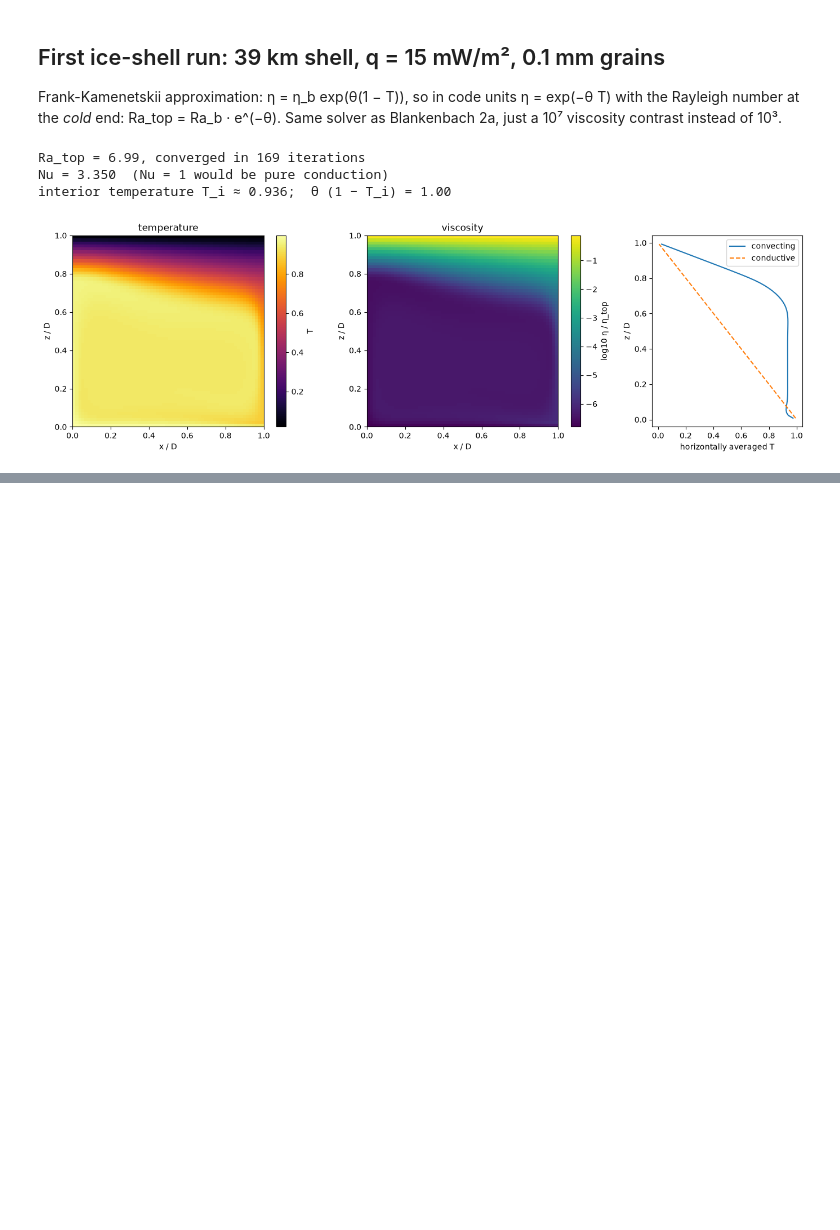
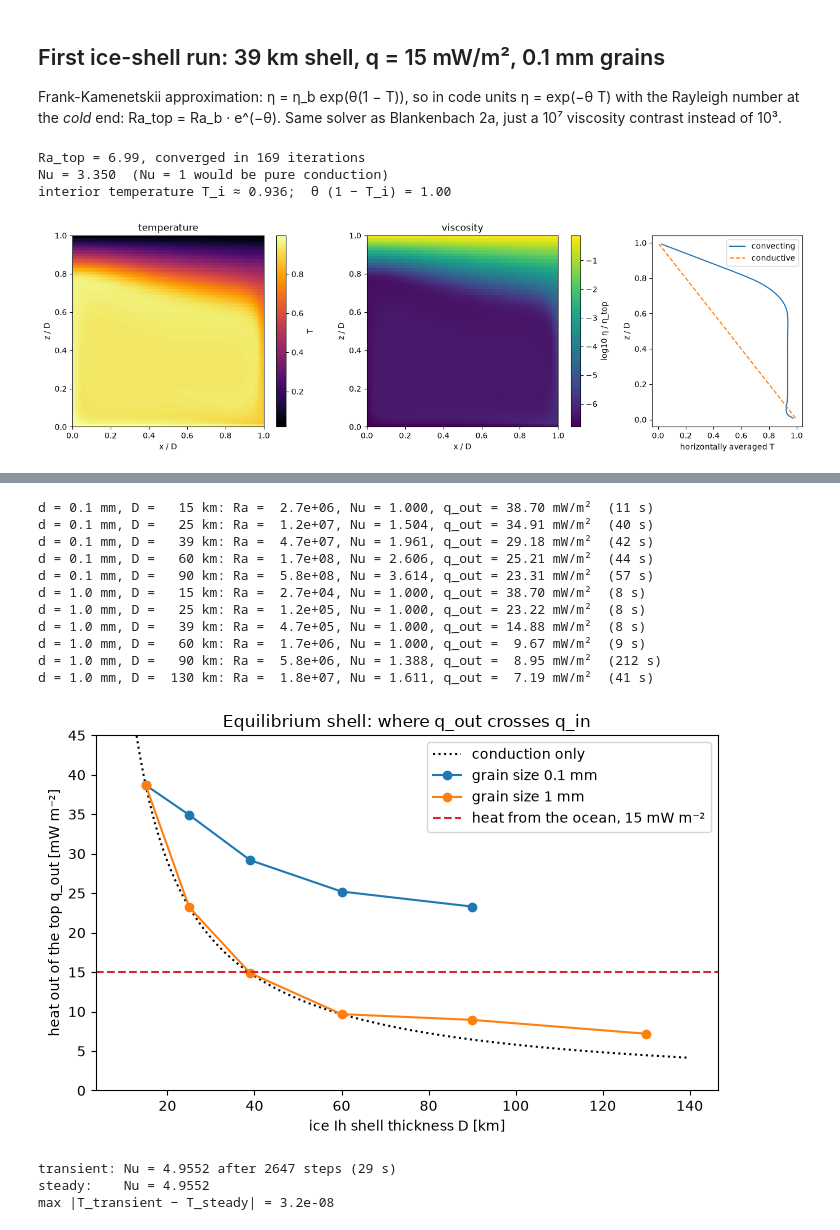
Before and after one commit to TheWarid0/ganymede-interior, a Jupyter notebook: notebooks/02_stokes.ipynb, the cells around one changed output, grey strips where cells are left out. Cells and saved outputs as stored; diff of their text form; code cells hidden in the pictures; blank space fills up the shorter version.

```diff
--- a/notebooks/02_stokes.ipynb
+++ b/notebooks/02_stokes.ipynb
@@ -554,0 +677,40 @@ interior temperature T_i ≈ 0.936;  θ (1 − T_i) = 1.00
+# %%
+a_k, rho_i, alpha_i, g_s = 651.0, 920.0, 1.6e-4, 1.435
+kappa_b = (a_k / T_b) / (rho_i * (7.037 * T_b + 185))
+eta_base = lambda d: 8.36e9 * (T_b / 250) * d**2 * np.exp(Q_ICE / (R_GAS * T_b))
+q_in = 0.015
+
+curves = {}
+for d, D_list in ((1e-4, (15e3, 25e3, 39e3, 60e3, 90e3)), (1e-3, (15e3, 25e3, 39e3, 60e3, 90e3, 130e3))):
+    curves[d] = []
+    for D in D_list:
+        Ra = rho_i * alpha_i * g_s * dT * D**3 / (kappa_b * eta_base(d))
+        t0 = time.time()
+        g, T, vx, vz, it, k_c = steady_convection_general(64, 64, Ra, arrhenius(1e8), k_ice, relax=0.1, max_iter=3000)
+        Nu = top_flux(T, g, k_c, k_ice(0.0)) / q_cond
+        q_out = Nu * a_k * np.log(T_b / T_s) / D
+        curves[d].append((D, q_out))
+        print(f"d = {d*1e3:3.1f} mm, D = {D/1e3:4.0f} km: Ra = {Ra:8.1e}, Nu = {Nu:5.3f}, q_out = {q_out*1e3:5.2f} mW/m²  ({time.time()-t0:.0f} s)")
+
+D_line = np.linspace(10e3, 140e3, 200)
+fig, ax = plt.subplots(figsize=(7, 4.5))
+ax.plot(D_line / 1e3, a_k * np.log(T_b / T_s) / D_line * 1e3, "k:", label="conduction only")
+for d, c in curves.items():
+    c = np.array(c); ax.plot(c[:, 0] / 1e3, c[:, 1] * 1e3, "o-", label=f"grain size {d*1e3:g} mm")
+ax.axhline(q_in * 1e3, c="tab:red", ls="--", label="heat from the ocean, 15 mW m⁻²")
+ax.set_xlabel("ice Ih shell thickness D [km]"); ax.set_ylabel("heat out of the top q_out [mW m⁻²]")
+ax.set_ylim(0, 45); ax.legend(); ax.set_title("Equilibrium shell: where q_out crosses q_in")
+plt.tight_layout(); plt.show()
+# %% [output]
+d = 0.1 mm, D =   15 km: Ra =  2.7e+06, Nu = 1.000, q_out = 38.70 mW/m²  (11 s)
+d = 0.1 mm, D =   25 km: Ra =  1.2e+07, Nu = 1.504, q_out = 34.91 mW/m²  (40 s)
+d = 0.1 mm, D =   39 km: Ra =  4.7e+07, Nu = 1.961, q_out = 29.18 mW/m²  (42 s)
+d = 0.1 mm, D =   60 km: Ra =  1.7e+08, Nu = 2.606, q_out = 25.21 mW/m²  (44 s)
+d = 0.1 mm, D =   90 km: Ra =  5.8e+08, Nu = 3.614, q_out = 23.31 mW/m²  (57 s)
+d = 1.0 mm, D =   15 km: Ra =  2.7e+04, Nu = 1.000, q_out = 38.70 mW/m²  (8 s)
+d = 1.0 mm, D =   25 km: Ra =  1.2e+05, Nu = 1.000, q_out = 23.22 mW/m²  (8 s)
+d = 1.0 mm, D =   39 km: Ra =  4.7e+05, Nu = 1.000, q_out = 14.88 mW/m²  (8 s)
+d = 1.0 mm, D =   60 km: Ra =  1.7e+06, Nu = 1.000, q_out =  9.67 mW/m²  (9 s)
+d = 1.0 mm, D =   90 km: Ra =  5.8e+06, Nu = 1.388, q_out =  8.95 mW/m²  (212 s)
+d = 1.0 mm, D =  130 km: Ra =  1.8e+07, Nu = 1.611, q_out =  7.19 mW/m²  (41 s)
+[figure, added]
@@ -554,0 +744,12 @@ interior temperature T_i ≈ 0.936;  θ (1 − T_i) = 1.00
+# %%
+one = lambda T: np.ones_like(np.asarray(T, float))
+t0 = time.time()
+g, T, vx, vz, hist = convect_transient(32, 32, 1e4, one, one, t_end=0.6, cfl=0.5)
+g2, T2, _, _, _ = steady_convection(32, 1e4)
+print(f"transient: Nu = {hist[-1, 1]:.4f} after {len(hist)} steps ({time.time()-t0:.0f} s)")
+print(f"steady:    Nu = {nusselt(T2, g2):.4f}")
+print(f"max |T_transient − T_steady| = {np.abs(T - T2).max():.1e}")
+# %% [output]
+transient: Nu = 4.9552 after 2647 steps (29 s)
+steady:    Nu = 4.9552
+max |T_transient − T_steady| = 3.2e-08
```
Also changed, not shown: parts of 8 cells of this notebook, 6 other files.
